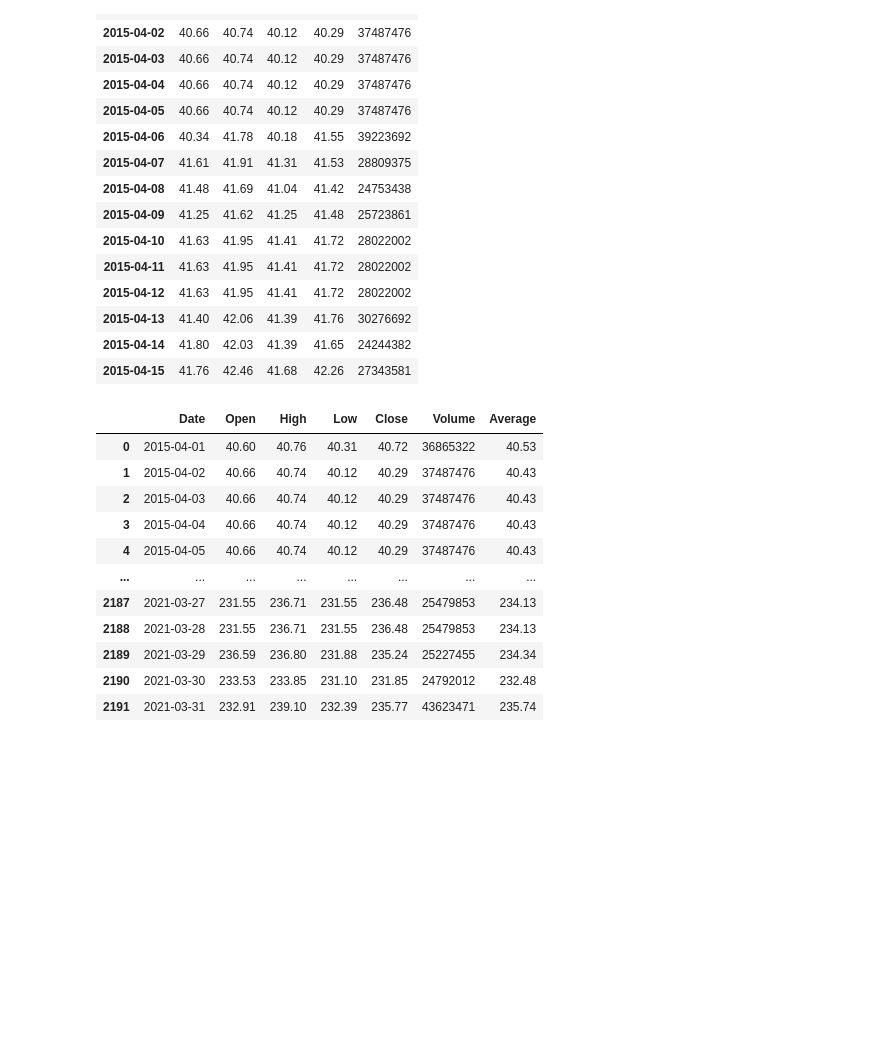
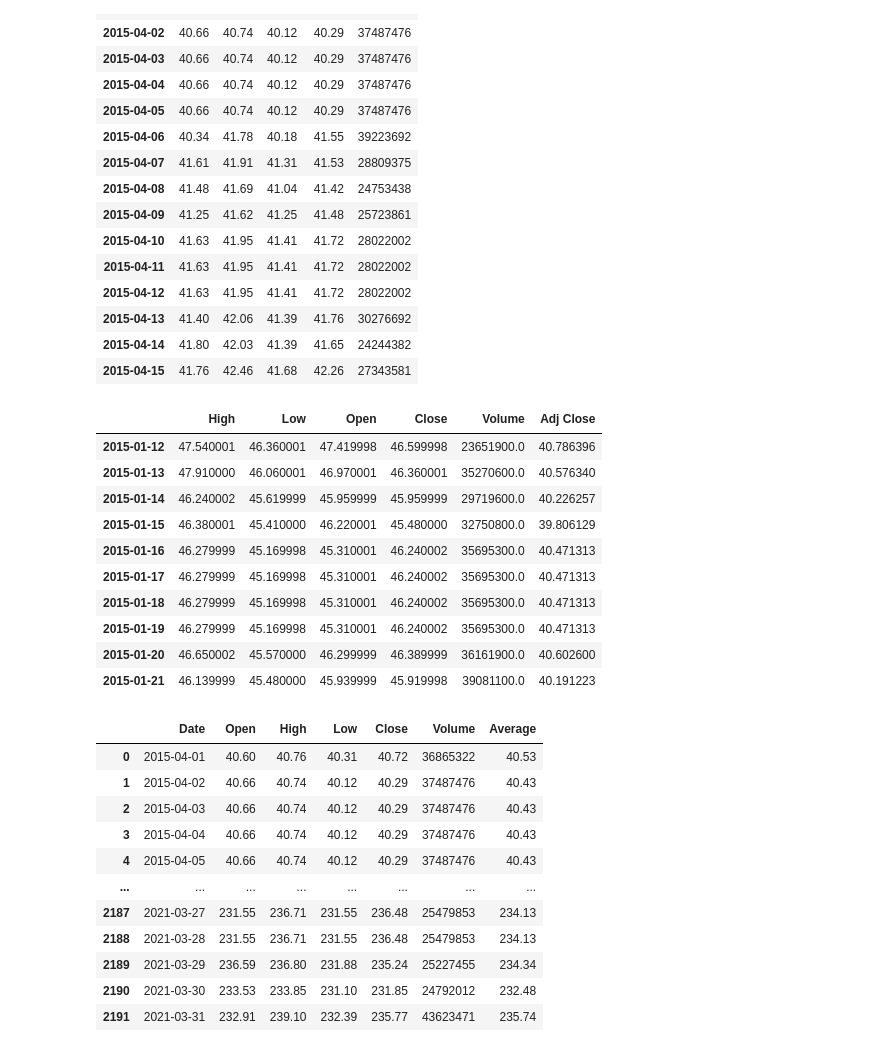
Before and after one commit to benjaminfunk47/Microsoft-Stock-Forecasting, a Jupyter notebook: DatasetCleaning.ipynb, the cells around one changed output. Cells and saved outputs as stored; diff of their text form; code cells hidden in the pictures; blank space fills up the shorter version.

```diff
--- a/DatasetCleaning.ipynb
+++ b/DatasetCleaning.ipynb
@@ -32,11 +61,19 @@ dtype: object
 # %%
 df = df.set_index('Date')
+# %%
+df2 = df2.set_index('Date')
 # %%
 df.index = pd.to_datetime(df.index).date
 # %%
 df.index = pd.to_datetime(df.index)
+# %%
+df2.index = pd.to_datetime(df2.index).date
+# %%
+df2.index = pd.to_datetime(df2.index)
 # %%
 df = df.resample('D').ffill()
+# %%
+df2 = df2.resample('D').ffill()
 # %%
 df.head(15)
 # %% [output]
@@ -56,5 +93,19 @@ df.head(15)
 | 2015-04-13 | 41.40 | 42.06 | 41.39 | 41.76 | 30276692 |
 | 2015-04-14 | 41.80 | 42.03 | 41.39 | 41.65 | 24244382 |
 | 2015-04-15 | 41.76 | 42.46 | 41.68 | 42.26 | 27343581 |
+# %%
+df2.head(10)
+# %% [output]
+|  | High | Low | Open | Close | Volume | Adj Close |
+| 2015-01-12 | 47.540001 | 46.360001 | 47.419998 | 46.599998 | 23651900.0 | 40.786396 |
+| 2015-01-13 | 47.910000 | 46.060001 | 46.970001 | 46.360001 | 35270600.0 | 40.576340 |
+| 2015-01-14 | 46.240002 | 45.619999 | 45.959999 | 45.959999 | 29719600.0 | 40.226257 |
+| 2015-01-15 | 46.380001 | 45.410000 | 46.220001 | 45.480000 | 32750800.0 | 39.806129 |
+| 2015-01-16 | 46.279999 | 45.169998 | 45.310001 | 46.240002 | 35695300.0 | 40.471313 |
+| 2015-01-17 | 46.279999 | 45.169998 | 45.310001 | 46.240002 | 35695300.0 | 40.471313 |
+| 2015-01-18 | 46.279999 | 45.169998 | 45.310001 | 46.240002 | 35695300.0 | 40.471313 |
+| 2015-01-19 | 46.279999 | 45.169998 | 45.310001 | 46.240002 | 35695300.0 | 40.471313 |
+| 2015-01-20 | 46.650002 | 45.570000 | 46.299999 | 46.389999 | 36161900.0 | 40.602600 |
+| 2015-01-21 | 46.139999 | 45.480000 | 45.939999 | 45.919998 | 39081100.0 | 40.191223 |
 # %%
 df = df.reset_index().rename(columns={"index":"Date"})
```
Also changed, not shown: parts of 8 cells of this notebook, 4 other files.
